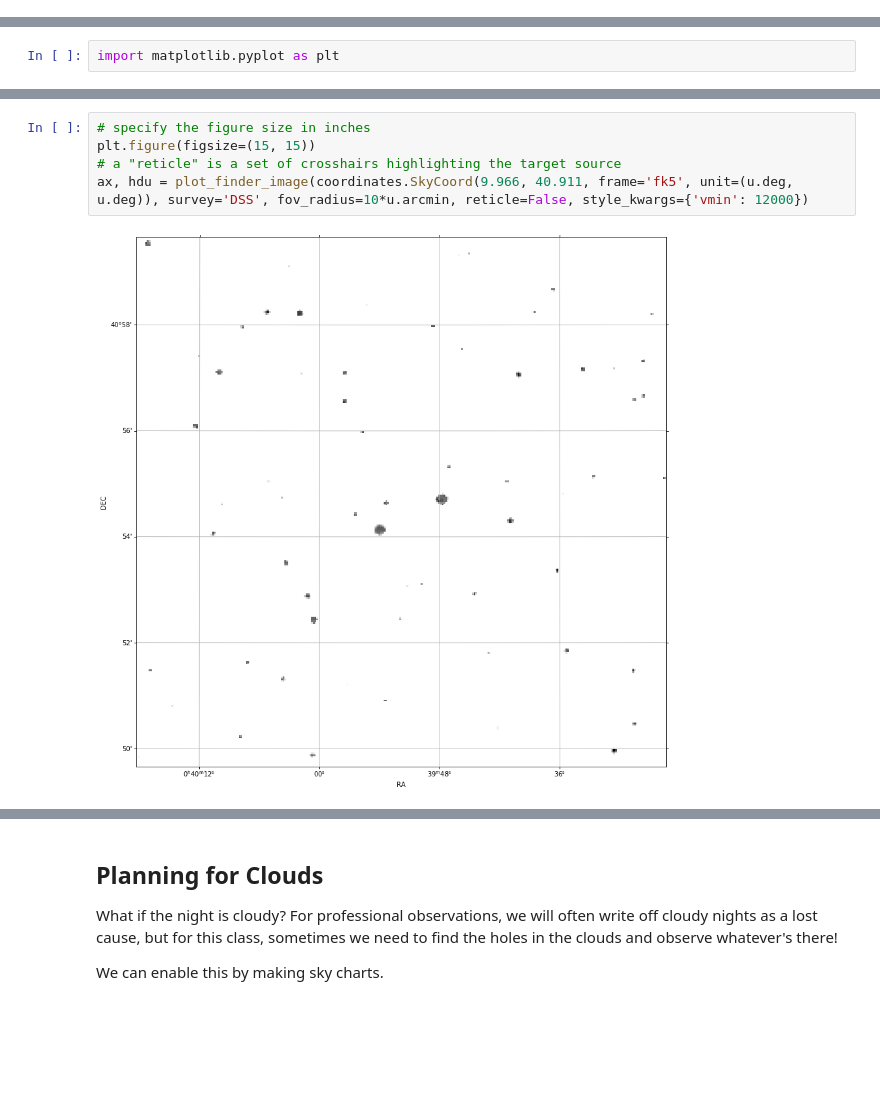
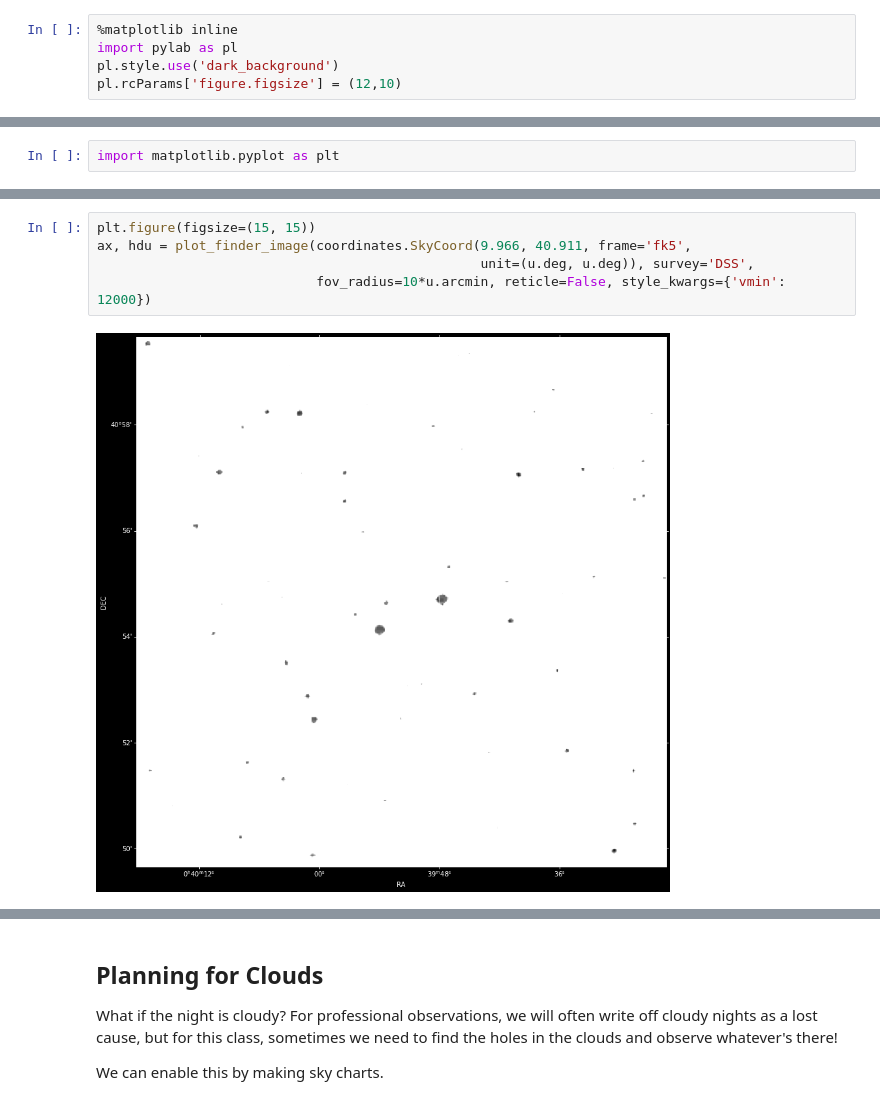
Before and after one commit to keflavich/AST3722_Public_Materials, a Jupyter notebook: Observation Planning.ipynb, the cells around one changed output, grey strips where cells are left out. Cells and saved outputs as stored; diff of their text form; blank space fills up the shorter version.

```diff
--- a/Observation Planning.ipynb
+++ b/Observation Planning.ipynb
@@ -1,3 +1,8 @@
+# %%
+%matplotlib inline
+import pylab as pl
+pl.style.use('dark_background')
+pl.rcParams['figure.figsize'] = (12,10)
 # %% [markdown]
 # Observation Planning
 # %% [markdown]
@@ -306,7 +317,7 @@ plot_finder_image?
 # %%
-# specify the figure size in inches
 plt.figure(figsize=(15, 15))
-# a "reticle" is a set of crosshairs highlighting the target source
-ax, hdu = plot_finder_image(coordinates.SkyCoord(9.966, 40.911, frame='fk5', unit=(u.deg, u.deg)), survey='DSS', fov_radius=10*u.arcmin, reticle=False, style_kwargs={'vmin': 12000})
+ax, hdu = plot_finder_image(coordinates.SkyCoord(9.966, 40.911, frame='fk5',
+                                                 unit=(u.deg, u.deg)), survey='DSS',
+                            fov_radius=10*u.arcmin, reticle=False, style_kwargs={'vmin': 12000})
 # %% [output]
-[figure, old version]
+[figure, new version]
```
Also changed, not shown: parts of 36 cells of this notebook.
